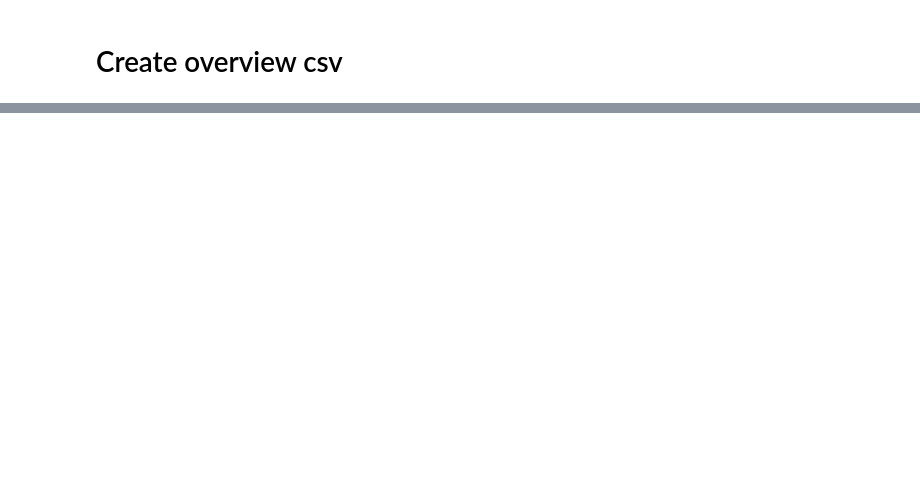
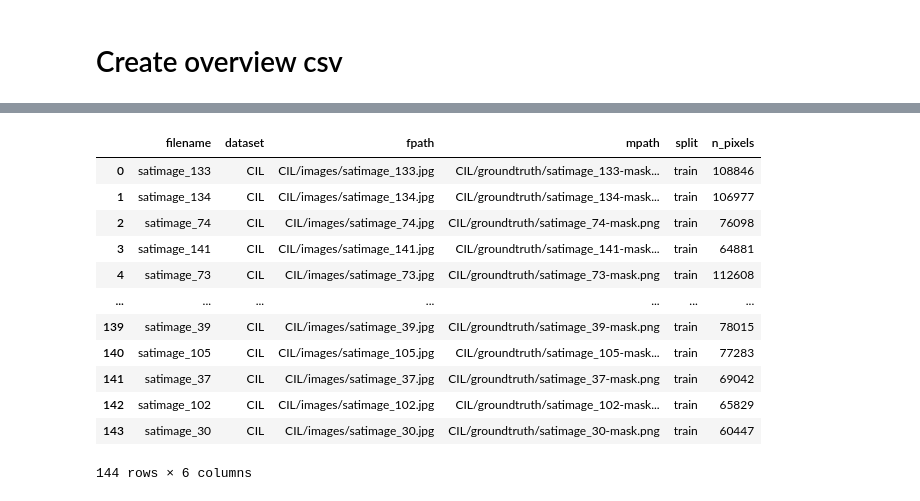
Before and after one commit to veichta/cil-road-segmentation, a Jupyter notebook: notebooks/prepare-datasets.ipynb, the cells around one changed output, grey strips where cells are left out. Drawn from its saved outputs; the diff is of its cells as text; code cells hidden in the pictures; blank space fills up the shorter version.

```diff
--- a/notebooks/prepare-datasets.ipynb
+++ b/notebooks/prepare-datasets.ipynb
@@ -147,0 +212,4 @@ dataframe[dataframe["n_pixels"] > count].groupby("dataset").count()
+# %%
+dataframe = pd.read_csv(os.path.join(dataset_out, "counts.csv"))
+dataframe.set_index("filename", inplace=True)
+dataframe.head()
@@ -172,0 +249,5 @@ df.head()
+# %%
+df["n_pixels"] = 0
+for i, row in tqdm(df.iterrows(), total=len(df)):
+    npix = dataframe.loc[row["mpath"].split("/")[-1], "n_pixels"]
+    df.loc[i, "n_pixels"] = npix
@@ -173,2 +263,18 @@ df.head()
 # %%
 df.to_csv(os.path.join(dataset_out, "dataset.csv"), index=False)
+# %%
+df[df.dataset == "CIL"]
+# %% [output]
+|  | filename | dataset | fpath | mpath | split | n_pixels |
+| 0 | satimage_133 | CIL | CIL/images/satimage_133.jpg | CIL/groundtruth/satimage_133-mask... | train | 108846 |
+| 1 | satimage_134 | CIL | CIL/images/satimage_134.jpg | CIL/groundtruth/satimage_134-mask... | train | 106977 |
+| 2 | satimage_74 | CIL | CIL/images/satimage_74.jpg | CIL/groundtruth/satimage_74-mask.png | train | 76098 |
+| 3 | satimage_141 | CIL | CIL/images/satimage_141.jpg | CIL/groundtruth/satimage_141-mask... | train | 64881 |
+| 4 | satimage_73 | CIL | CIL/images/satimage_73.jpg | CIL/groundtruth/satimage_73-mask.png | train | 112608 |
+| ... | ... | ... | ... | ... | ... | ... |
+| 139 | satimage_39 | CIL | CIL/images/satimage_39.jpg | CIL/groundtruth/satimage_39-mask.png | train | 78015 |
+| 140 | satimage_105 | CIL | CIL/images/satimage_105.jpg | CIL/groundtruth/satimage_105-mask... | train | 77283 |
+| 141 | satimage_37 | CIL | CIL/images/satimage_37.jpg | CIL/groundtruth/satimage_37-mask.png | train | 69042 |
+| 142 | satimage_102 | CIL | CIL/images/satimage_102.jpg | CIL/groundtruth/satimage_102-mask... | train | 65829 |
+| 143 | satimage_30 | CIL | CIL/images/satimage_30.jpg | CIL/groundtruth/satimage_30-mask.png | train | 60447 |
+144 rows × 6 columns
```
Also changed, not shown: parts of 13 cells of this notebook, 5 other files.
